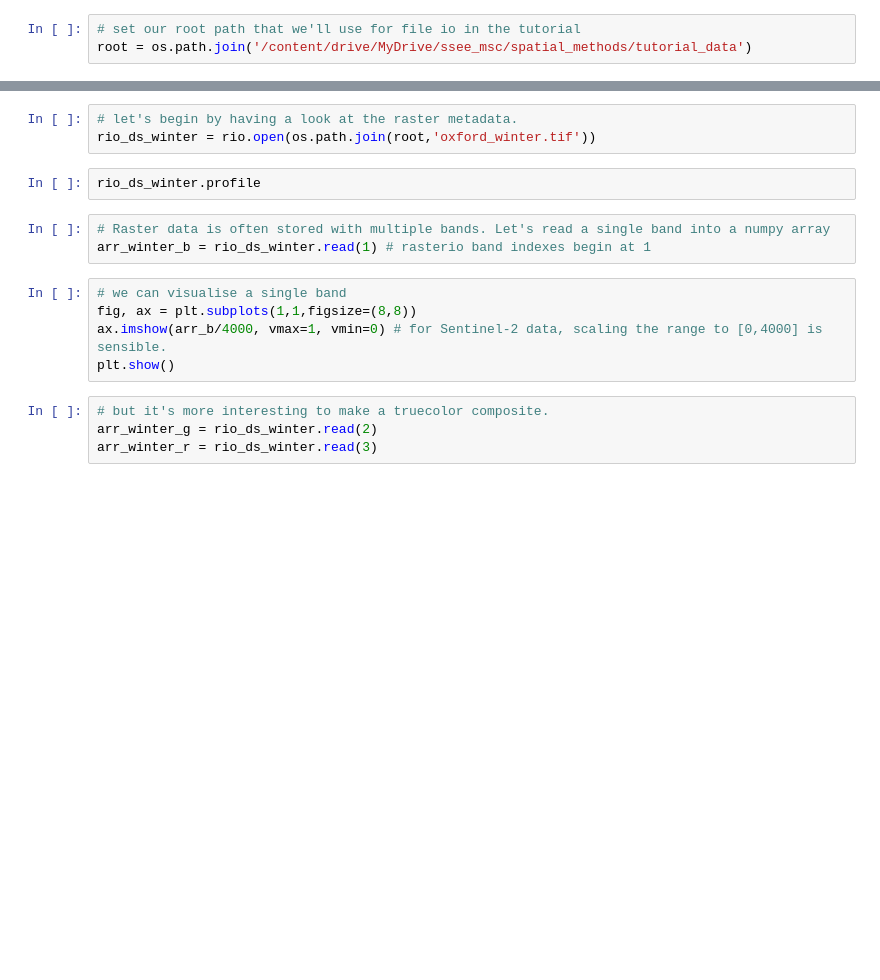
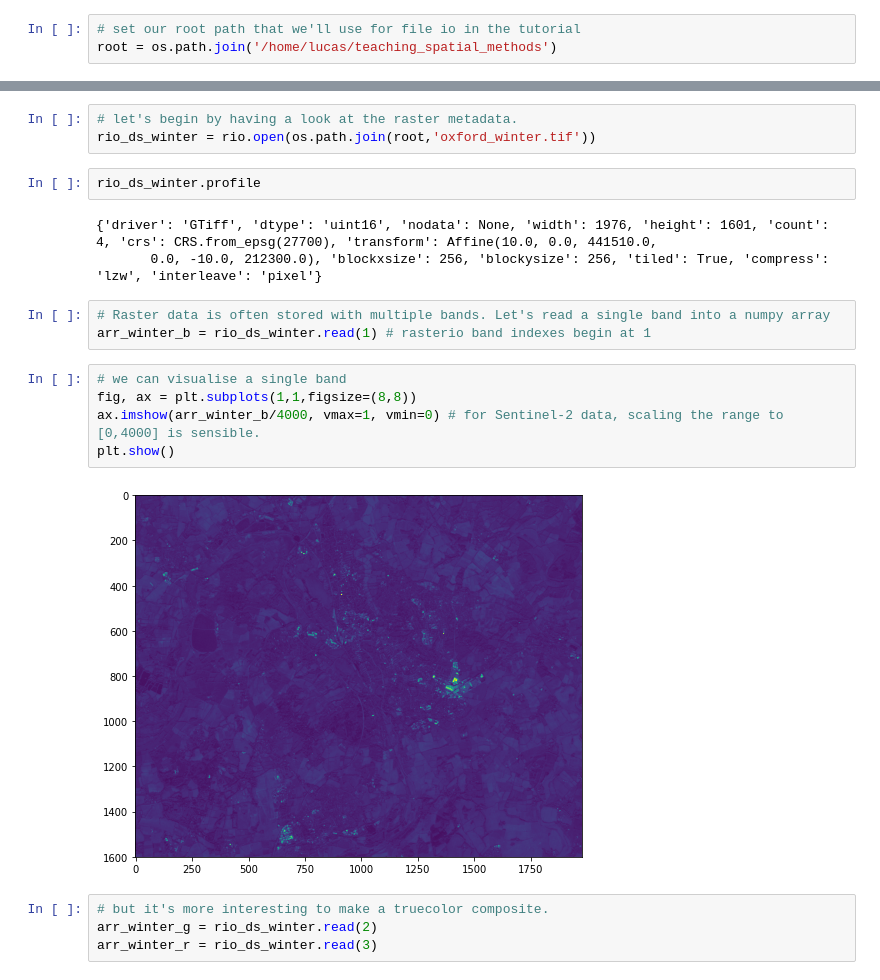
Before and after one commit to Lkruitwagen/teaching_spatial_methods, a Jupyter notebook: spatial_data_analysis_with_python.ipynb, the cells around one changed output, grey strips where cells are left out. Cells and saved outputs as stored; diff of their text form; blank space fills up the shorter version.

```diff
--- a/spatial_data_analysis_with_python.ipynb
+++ b/spatial_data_analysis_with_python.ipynb
@@ -275,7 +370,7 @@ drive.mount('/content/drive')
 Drive already mounted at /content/drive; to attempt to forcibly remount, call drive.mount("/content/drive", force_remount=True).
 # %%
 # set our root path that we'll use for file io in the tutorial
-root = os.path.join('/content/drive/MyDrive/ssee_msc/spatial_methods/tutorial_data')
+root = os.path.join('/home/lucas/teaching_spatial_methods')
 # %% [markdown]
 # Key Lesson 0: Map Projections
 # %% [markdown]
@@ -724,14 +827,19 @@ Sentinel-2 data is obtained with multiple `bands` corresponding to the sensor's
 rio_ds_winter = rio.open(os.path.join(root,'oxford_winter.tif'))
 # %%
 rio_ds_winter.profile
+# %% [output]
+{'driver': 'GTiff', 'dtype': 'uint16', 'nodata': None, 'width': 1976, 'height': 1601, 'count': 4, 'crs': CRS.from_epsg(27700), 'transform': Affine(10.0, 0.0, 441510.0,
+       0.0, -10.0, 212300.0), 'blockxsize': 256, 'blockysize': 256, 'tiled': True, 'compress': 'lzw', 'interleave': 'pixel'}
 # %%
 # Raster data is often stored with multiple bands. Let's read a single band into a numpy array
 arr_winter_b = rio_ds_winter.read(1) # rasterio band indexes begin at 1
 # %%
 # we can visualise a single band
 fig, ax = plt.subplots(1,1,figsize=(8,8))
-ax.imshow(arr_b/4000, vmax=1, vmin=0) # for Sentinel-2 data, scaling the range to [0,4000] is sensible.
+ax.imshow(arr_winter_b/4000, vmax=1, vmin=0) # for Sentinel-2 data, scaling the range to [0,4000] is sensible.
 plt.show()
+# %% [output]
+[figure, added]
 # %%
 # but it's more interesting to make a truecolor composite.
 arr_winter_g = rio_ds_winter.read(2)
```
Also changed, not shown: parts of 31 cells of this notebook, 1 other file.
